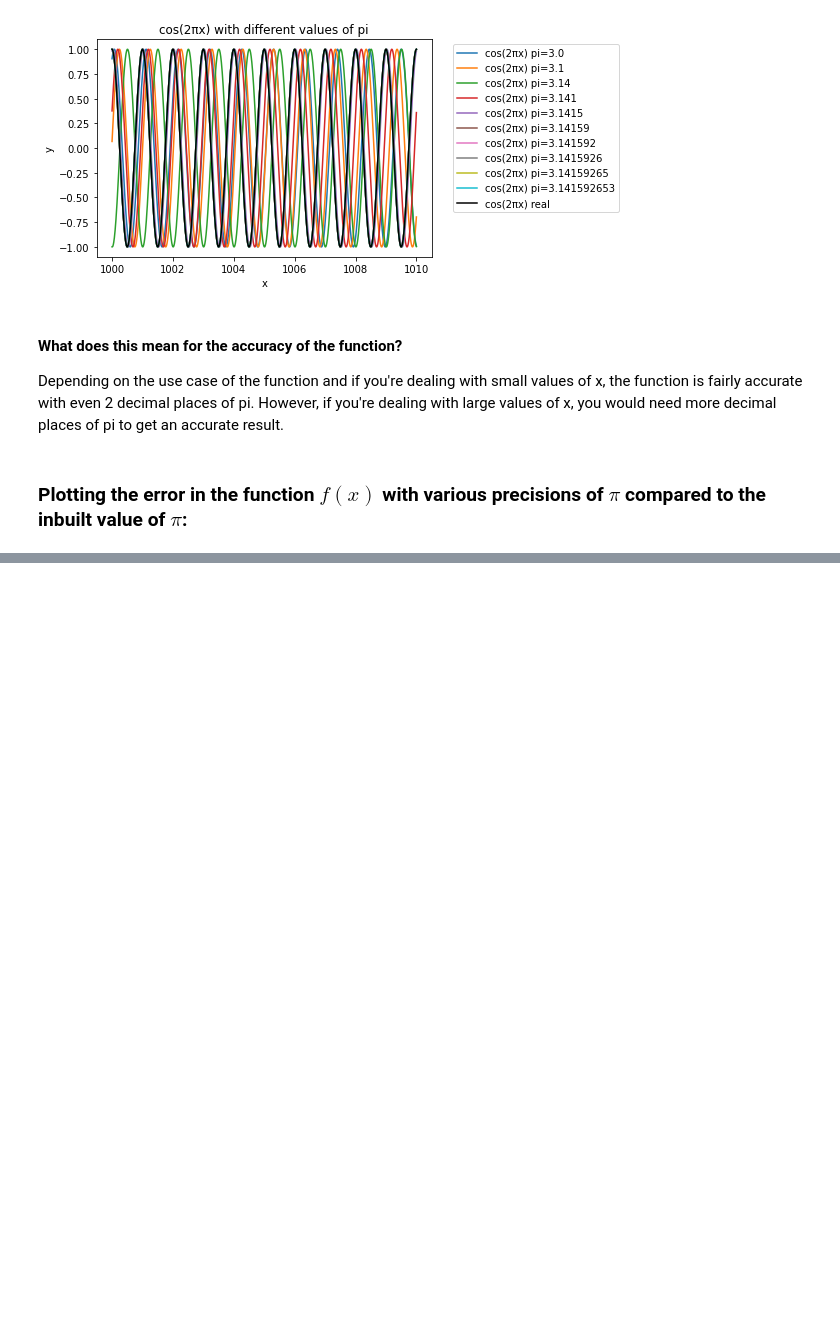
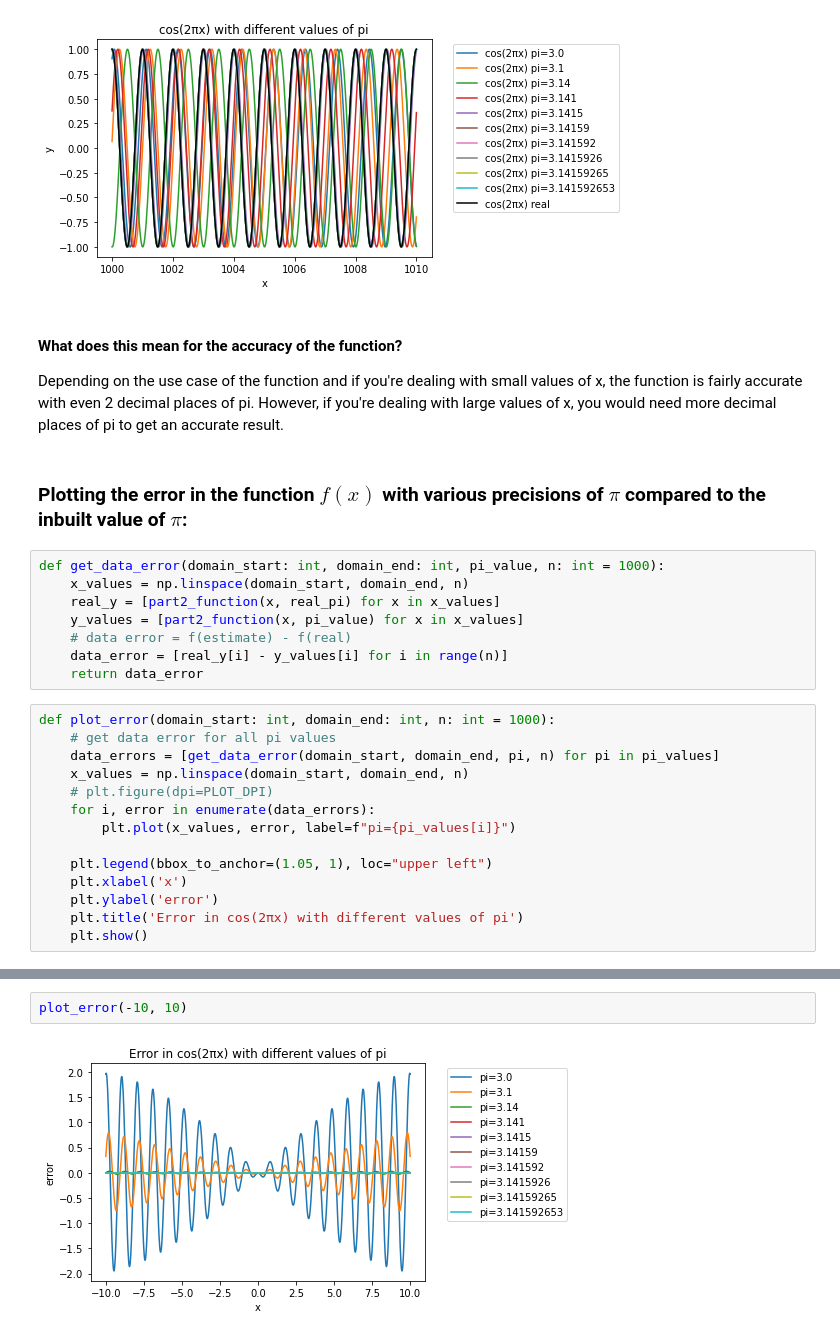
Before and after one commit to Rishi-Bidani/FIT3139, a Jupyter notebook: assignment1/part2.ipynb, the cells around one changed output, grey strips where cells are left out. Saved outputs shown, nothing was run; the diff lists cells and outputs as text; blank space fills up the shorter version.

Commit message:
part 2 complete

```diff
--- a/assignment1/part2.ipynb
+++ b/assignment1/part2.ipynb
@@ -84,3 +90,25 @@ plot_function(1000, 1010)
 Depending on the use case of the function and if you're dealing with small values of x, the function is fairly accurate with even 2 decimal places of pi. However, if you're dealing with large values of x, you would need more decimal places of pi to get an accurate result.
 # %% [markdown]
 ### Plotting the error in the function $f(x)$ with various precisions of $\pi$ compared to the inbuilt value of $\pi$:
+# %%
+def get_data_error(domain_start: int, domain_end: int, pi_value, n: int = 1000):
+    x_values = np.linspace(domain_start, domain_end, n)
+    real_y = [part2_function(x, real_pi) for x in x_values]
+    y_values = [part2_function(x, pi_value) for x in x_values]
+    # data error = f(estimate) - f(real)
+    data_error = [real_y[i] - y_values[i] for i in range(n)]
+    return data_error
+# %%
+def plot_error(domain_start: int, domain_end: int, n: int = 1000):
+    # get data error for all pi values
+    data_errors = [get_data_error(domain_start, domain_end, pi, n) for pi in pi_values]
+    x_values = np.linspace(domain_start, domain_end, n)
+    # plt.figure(dpi=PLOT_DPI)
+    for i, error in enumerate(data_errors):
+        plt.plot(x_values, error, label=f"pi={pi_values[i]}")
+
+    plt.legend(bbox_to_anchor=(1.05, 1), loc="upper left")
+    plt.xlabel('x')
+    plt.ylabel('error')
+    plt.title('Error in cos(2πx) with different values of pi')
+    plt.show()
@@ -86,0 +118,4 @@ Depending on the use case of the function and if you're dealing with small value
+# %%
+plot_error(-10, 10)
+# %% [output]
+[figure, added]
```
Also changed, not shown: parts of 5 cells of this notebook.
